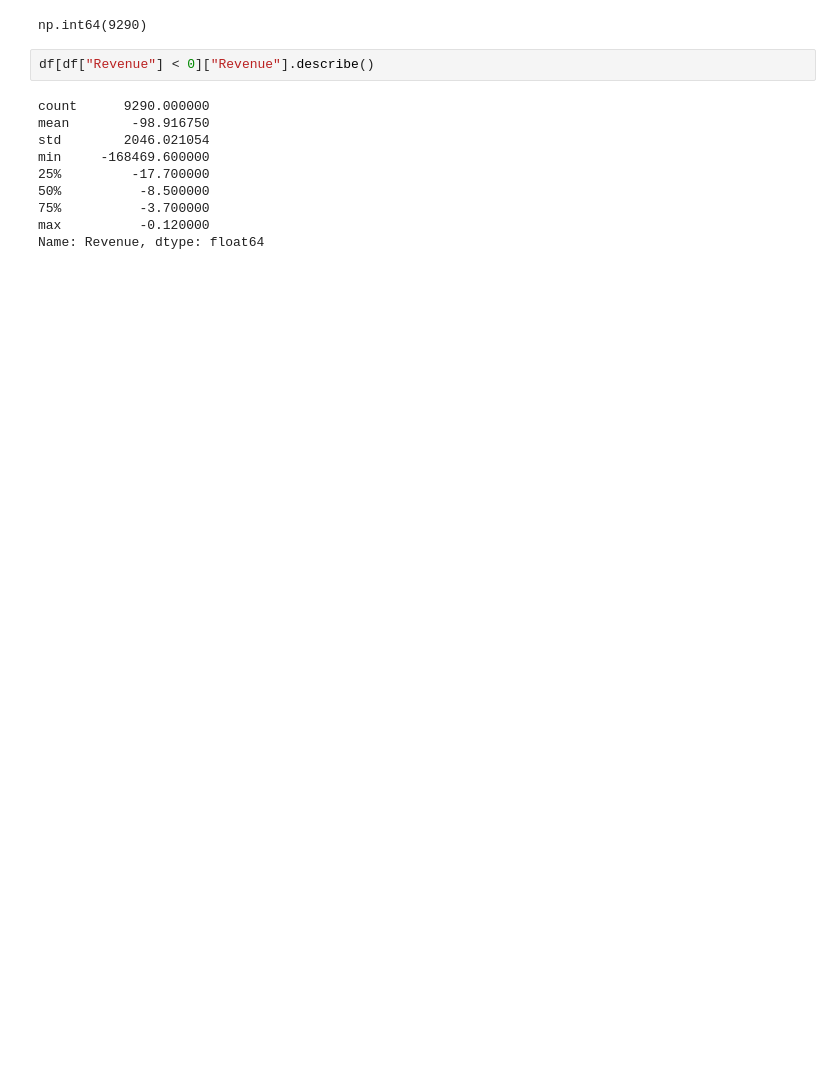
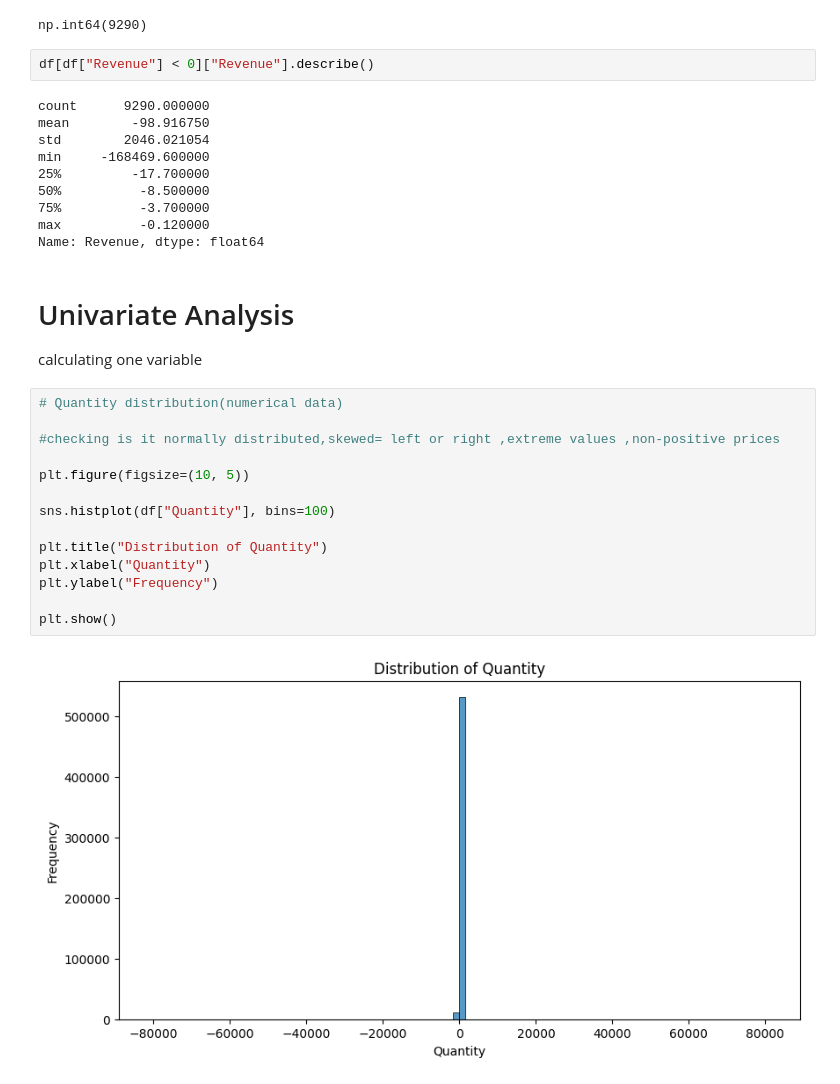
Before and after one commit to greeshavaishnavi09/E-Commerce_Customer_Segmentation, a Jupyter notebook: research/02_eda.ipynb, the cells around one changed output. Saved outputs shown, nothing was run; the diff lists cells and outputs as text; blank space fills up the shorter version.

```diff
--- a/research/02_eda.ipynb
+++ b/research/02_eda.ipynb
@@ -327,3 +327,23 @@ min     -168469.600000
 75%          -3.700000
 max          -0.120000
 Name: Revenue, dtype: float64
+# %% [markdown]
+# Univariate Analysis
+
+calculating one variable
+# %%
+# Quantity distribution(numerical data)
+
+#checking is it normally distributed,skewed= left or right ,extreme values ,non-positive prices
+
+plt.figure(figsize=(10, 5))
+
+sns.histplot(df["Quantity"], bins=100)
+
+plt.title("Distribution of Quantity")
+plt.xlabel("Quantity")
+plt.ylabel("Frequency")
+
+plt.show()
+# %% [output]
+[figure, added]
```
Also changed, not shown: parts of 23 cells of this notebook.
